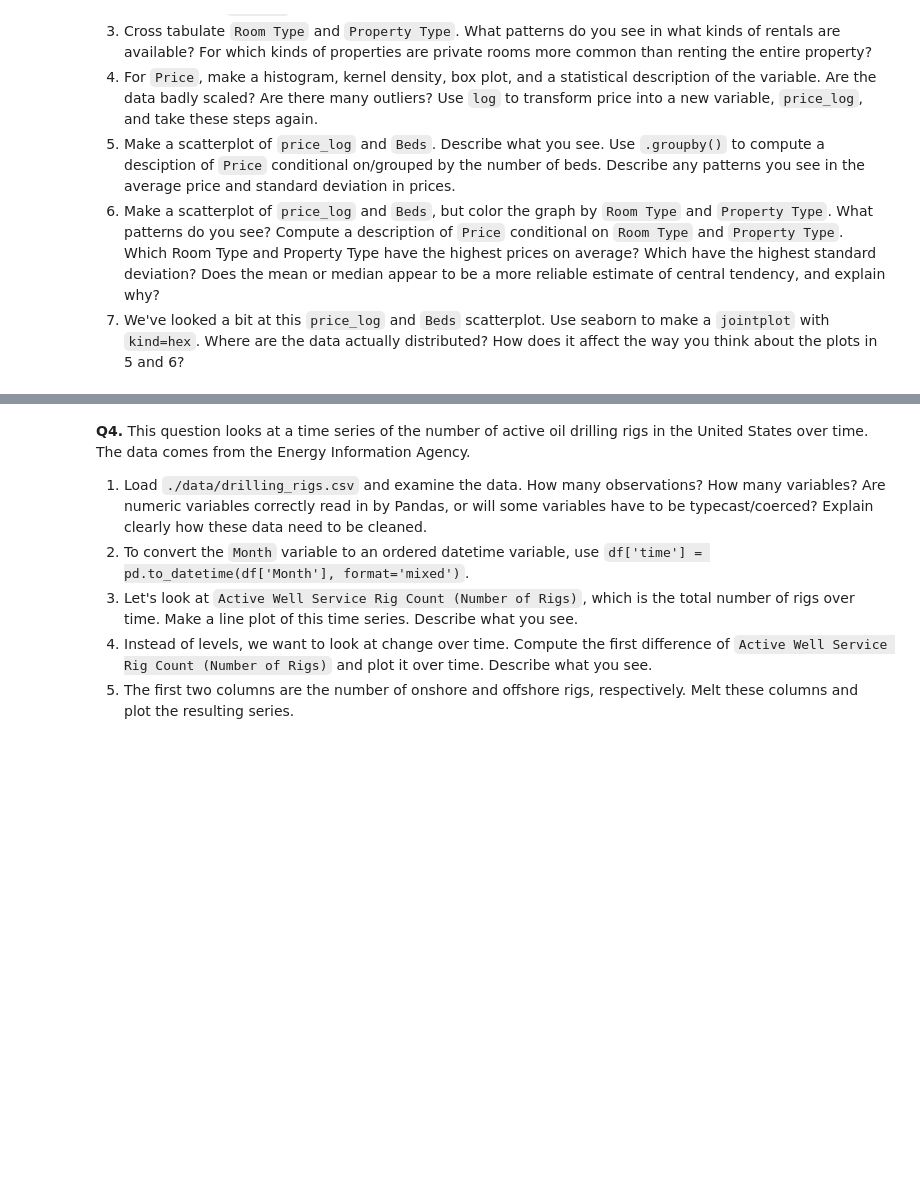
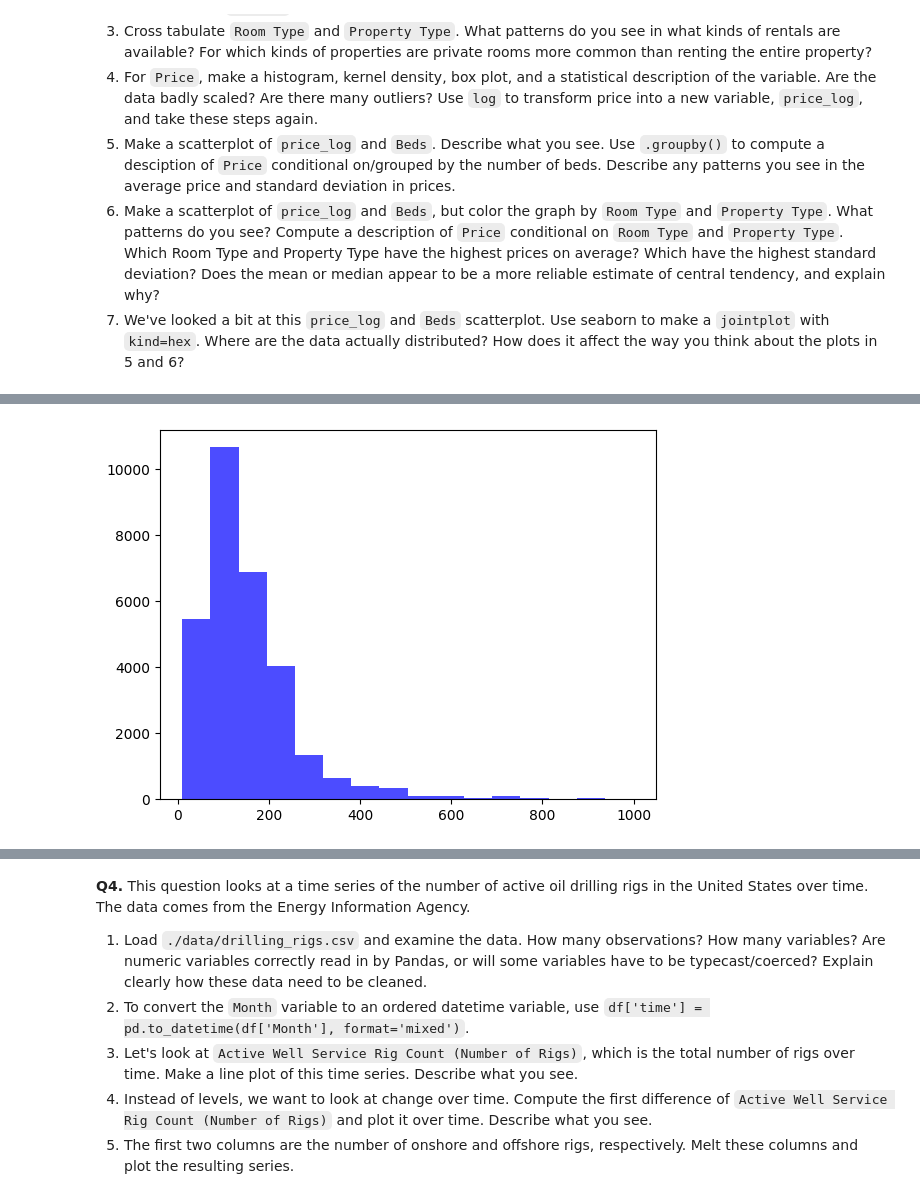
Before and after one commit to kayla-hekim/EDA, a Jupyter notebook: assignment/assignment.ipynb, the cells around one changed output, grey strips where cells are left out. Saved outputs shown, nothing was run; the diff lists cells and outputs as text; code cells hidden in the pictures; blank space fills up the shorter version.

```diff
--- a/assignment/assignment.ipynb
+++ b/assignment/assignment.ipynb
@@ -50,3 +50,95 @@ It can be very helpful to understand some basic properties of these statistics.
   5. Make a scatterplot of `price_log` and `Beds`. Describe what you see. Use `.groupby()` to compute a desciption of `Price` conditional on/grouped by the number of beds. Describe any patterns you see in the average price and standard deviation in prices.
   6. Make a scatterplot of `price_log` and `Beds`, but color the graph by `Room Type` and `Property Type`. What patterns do you see? Compute a description of `Price` conditional on `Room Type` and `Property Type`. Which Room Type and Property Type have the highest prices on average? Which have the highest standard deviation? Does the mean or median appear to be a more reliable estimate of central tendency, and explain why?
   7. We've looked a bit at this `price_log` and `Beds` scatterplot. Use seaborn to make a `jointplot` with `kind=hex`. Where are the data actually distributed? How does it affect the way you think about the plots in 5 and 6?
+# %%
+#1.
+import pandas as pd
+import numpy as np
+airbnb_df = pd.read_csv('data/airbnb_hw.csv', header=0)
+print("#1. \nUploaded the airbnb_hw.csv file and stored it in a variable called airbnb_df. \n\n")
+
+
+# #2.
+print("#2.")
+print("It appears there's", str(airbnb_df.shape[0]), "rows and", str(airbnb_df.shape[1]), "columns for the dimension. \n")
+print("There are", airbnb_df.shape[0], "observations. \n")
+print("Here are the variables included:")
+for i in range(len(airbnb_df.columns)):
+    print(str(i+1) + ". " + str( airbnb_df.columns[i]))
+print("\nHead information look:\n", airbnb_df.head())
+print("\n")
+
+
+#3.
+print("#3.")
+print(pd.crosstab(airbnb_df['Room Type'], airbnb_df['Property Type'], margins=True))
+print("Rentals available are entire home/apt, private room, and shared room.")
+print("Properties more common to Private rooms than to entire home/apt include bed&breakfasts, dorms, houses, huts, other, tents, and treehouses.")
+print("\n")
+
+
+#4.
+import matplotlib.pyplot as plt
+import seaborn as sns
+print("#4.")
+airbnb_df['Price'] = pd.to_numeric(airbnb_df['Price'], errors='coerce')
+# histogram:
+plt.hist(airbnb_df['Price'], bins=16, color='blue', alpha=0.7)
+plt.show()
+# KDE:
+sns.kdeplot(airbnb_df["Price"].dropna(), bw_adjust=0.5)
+plt.show()
+# boxplot:
+sns.boxplot(x=airbnb_df['Price'].dropna())
+plt.show()
+# statistical summary:
+airbnb_df['Price'].describe()
+print("Based on the plots and the statistical information, it appears that the data is badly scaled because the range of the values is incredibly large. \nThe max is 999 while the min is 10, and the mean is around 153. This tells me that the data is incredibly right skewed and that there may be outliers affecting \nthis skew. The charts support this theory because they all have a right tail, especially seen in the boxplot.")
+
+# WITH LOG:
+price_log = airbnb_df['Price'].apply(lambda x: np.log(x))
+plt.hist(price_log, bins=16, color='blue', alpha=0.7)
+plt.show()
+# KDE:
+sns.kdeplot(price_log, bw_adjust=0.5)
+plt.show()
+# boxplot:
+sns.boxplot(x=price_log)
+plt.show()
+# statistical summary:
+price_log.describe()
+print("Now it seems the data is more normalized and non-right skewed. \nThis is based on the mean being almost equidistant to the max and min and the plots showing this 'normal' distribution. \n\n")
+
+
+#5.
+print("#5.")
+plt.scatter(price_log, airbnb_df['Beds'])
+print("I see pretty straight horizontal lines as if a bar plot across the graph. This may indicate that the number of beds is a categorical or almost discrete variable.")
+
+mean_group =  airbnb_df.groupby('Beds')['Price'].agg('mean')
+std_group =  airbnb_df.groupby('Beds')['Price'].agg('std')
+# plt.scatter(mean_group, std_group)
+print(mean_group, "\n\n", std_group)
+print("In the mean, I see that the mean generally increases steadily until the 9 point. At this point, the mean slightly decreases until the 12th point. \nThe data then jumps from 12 to 16 to which it has almost a 2x increase. In the Standard deviation, it follows a similar general trend. \nWhen I graphed mean by std, the trend appears to resemble a line but there's a mean of around 600 that displays an outlier.\n\n")
+
+
+#6.
+print("#6.")
+airbnb_df['price_log'] = price_log
+sns.scatterplot(data=airbnb_df, x="price_log", y="Beds", hue="Room Type", alpha=0.7)
+plt.legend(loc='center left', bbox_to_anchor=(1, 0.5))
+plt.show()
+print("There appears to be more expensive entire home/apt rentals, then private rooms, and then in shared rooms. \nThis might be because the more space you rent, the more expensive the property becomes to rent.\n")
+sns.scatterplot(data=airbnb_df, x="price_log", y="Beds", hue="Property Type", alpha=0.7)
+plt.legend(loc='center left', bbox_to_anchor=(1, 0.5))
+plt.show()
+print("There appears to be a lot of apartments, houses,and castles/chalets (surprisingly). However, their distribution is varied in terms of price, \nsome being highly expensive, others relatively cheaper. The outdoor properties appear to have a relatively middle ground for price range out of all prices.\n")
+print("For both Rent and Property Type, the amount of beds increases as the space increases for each property. \nFor example, houses and apartments have more beds compared to that of a shared room.\n\n")
+
+
+#7.
+print("#7.")
+sns.jointplot(data=airbnb_df, x="price_log", y="Beds", kind="hex")
+plt.show()
+print("With the new information showing that the data is skewed for both beds (only a few units with more than 5 beds) \nand price_log (a couple outliers on the more expensive side), I can see that the 2 graphs from earlier had the impression that most of the airbnb \nunits were highly expensive or that there were a lot more beds per unit. I now see that the distribution is highlighted towards a middle point for both, \nbut that the outliers were misleading the human eye.")
+# %% [output]
@@ -52,0 +162 @@ It can be very helpful to understand some basic properties of these statistics.
+[figure, added]
```
Also changed, not shown: parts of 1 cell of this notebook.
